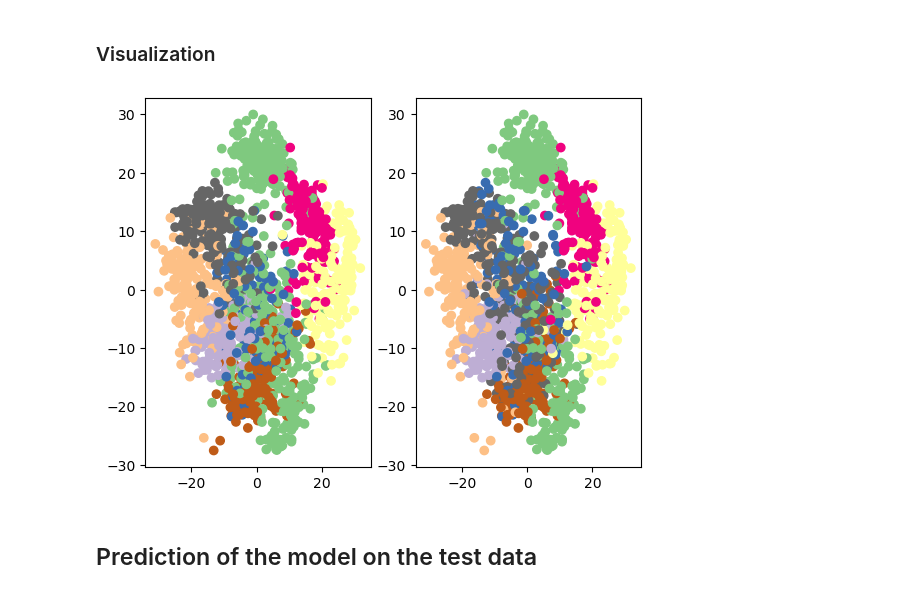
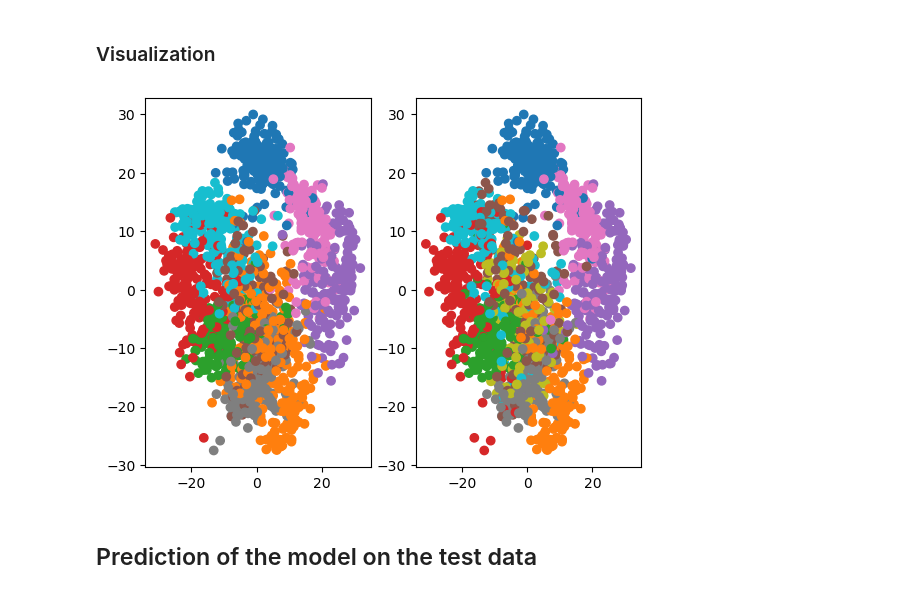
Before and after one commit to rubenciranni/MachineLearningNotebooks, a Jupyter notebook: K-means.ipynb, the cells around one changed output. Cells and saved outputs as stored; diff of their text form; code cells hidden in the pictures.

Commit message:
Changed colormap in K_means visualization

```diff
--- a/K-means.ipynb
+++ b/K-means.ipynb
@@ -207,11 +207,11 @@ data_2d = pca_2d.fit_transform(train_data)
 # %%
 fig, axs = plt.subplots(1, 2)
 
-axs[0].scatter(*data_2d.T, c=prediction, cmap="Accent")
-axs[1].scatter(*data_2d.T, c=train_target, cmap="Accent")
+axs[0].scatter(*data_2d.T, c=prediction, cmap="tab10")
+axs[1].scatter(*data_2d.T, c=train_target, cmap="tab10")
 plt.show()
 # %% [output]
-[figure, old version]
+[figure, new version]
 # %% [markdown]
 ## Prediction of the model on the test data
 # %%
```
Also changed, not shown: parts of 7 cells of this notebook.
